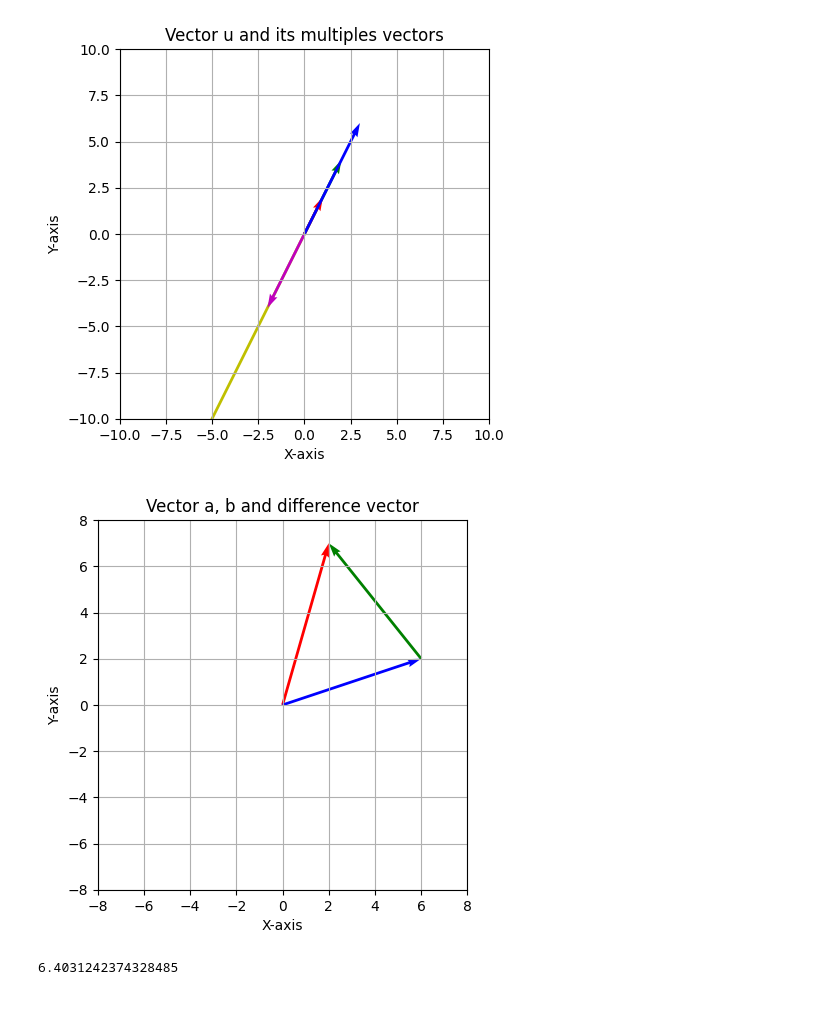
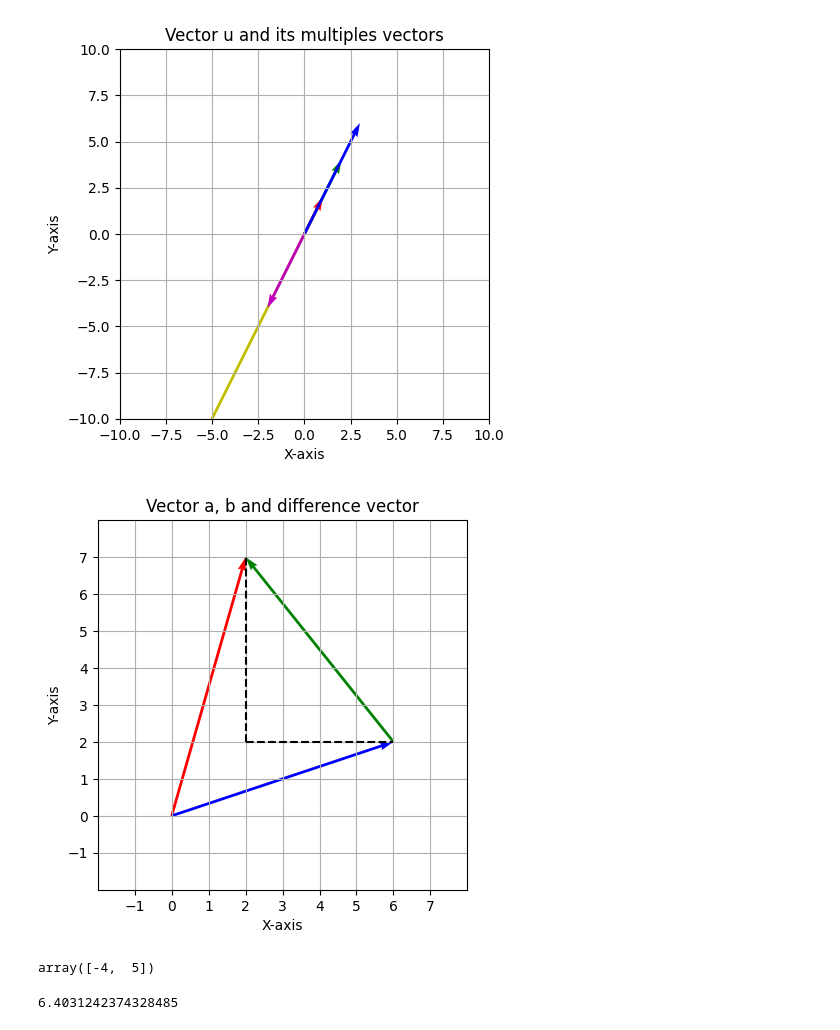
Before and after one commit to XionVolt/Ai-Ml, a Jupyter notebook: Notebooks/Linear_Algebra/vectors.ipynb, the cells around one changed output. Drawn from its saved outputs; the diff is of its cells as text; code cells hidden in the pictures.

Commit message:
in vectors.ipynb file enhance mathematical functionality , and add some more points related to math and matplotlib

```diff
--- a/Notebooks/Linear_Algebra/vectors.ipynb
+++ b/Notebooks/Linear_Algebra/vectors.ipynb
@@ -85,26 +85,43 @@ plt.show()
 # %%
 # How to find distance between two vectors ? By finding the Eucledian distance of vector a - b
 # Eucledian distance between two vectors
 a = np.array([2, 7])
 b = np.array([6, 2])
 difference_Vector = a-b
 # Plottin the vectors
 plt.quiver(0, 0, a[0], a[1], angles='xy', scale_units='xy', scale=1, color='r')
 plt.quiver(0, 0, b[0], b[1], angles='xy', scale_units='xy', scale=1, color='b')
 plt.quiver(b[0], b[1], difference_Vector[0], difference_Vector[1], angles='xy', scale_units='xy', scale=1, color='g')
-# Set the limits of the plot
-plt.xlim(-8, 8)
-plt.ylim(-8, 8)
+
+# Add dashed lines
+
+
+# right angle triangle , means we can also use pythagoras theorem to find the distance between two vectors (a and b)
+plt.plot([2, 6], [2, 2], 'k--')  # [2,6] means on x-axis from 2 to 6 , [2,2] means on y-axis from 2 to 2
+plt.plot([2, 2], [2,7], 'k--')  # [2,2] means on x-axis from 2 to 2 , [2,7] means on y-axis from 2 to 7
+
+
+# Set the ticks on the axes , ticks are the numbers and their corresponding lines on the axis , ticks helps to set distance between the columns/rows on the axis
+plt.xticks(np.arange(-1, 8, 1)) # means from -1 to 7(excluding 8 as it takes 1 less) we get grid numbers and their corresponding lines (with gap between of 1) on x-axis (between columns)
+plt.yticks(np.arange(-1, 8, 1)) # means from -1 to 7(excluding 8 as it takes 1 less) we get grid numbers and their corresponding lines (with gap between of 1) on y-axis (between rows)
+
+# Set the limits of the plot , labels just make the axis rows/columns span given range , they not add grid lines and numbers like ticks , so labels are kind of defining size of chart
+plt.xlim(-2, 8)
+plt.ylim(-2, 8)
+
 plt.gca().set_aspect('equal', adjustable='box')
 
 # Add grid and labels
 plt.grid()
 plt.xlabel('X-axis')
 plt.ylabel('Y-axis')
 plt.title('Vector a, b and difference vector')
-
 # Show the plot
 plt.show()
 # %% [output]
-[figure, old version]
+[figure, new version]
+# %%
+difference_Vector
+# %% [output]
+array([-4,  5])
 # %%
```
Also changed, not shown: parts of 1 cell of this notebook.
